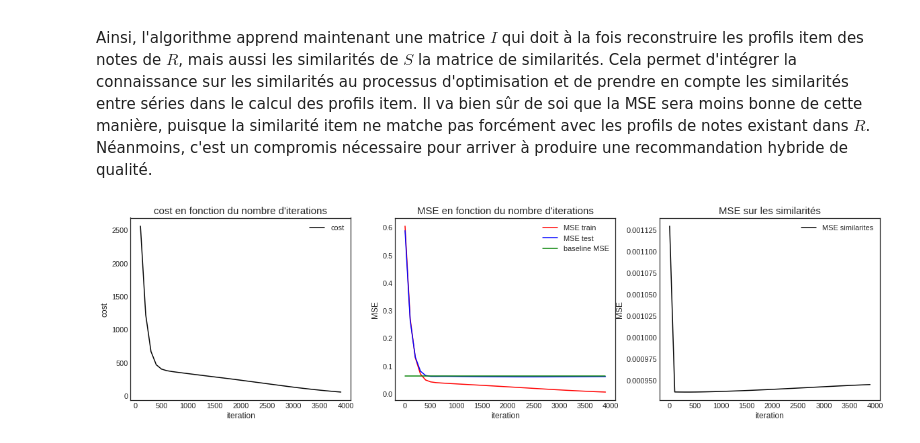
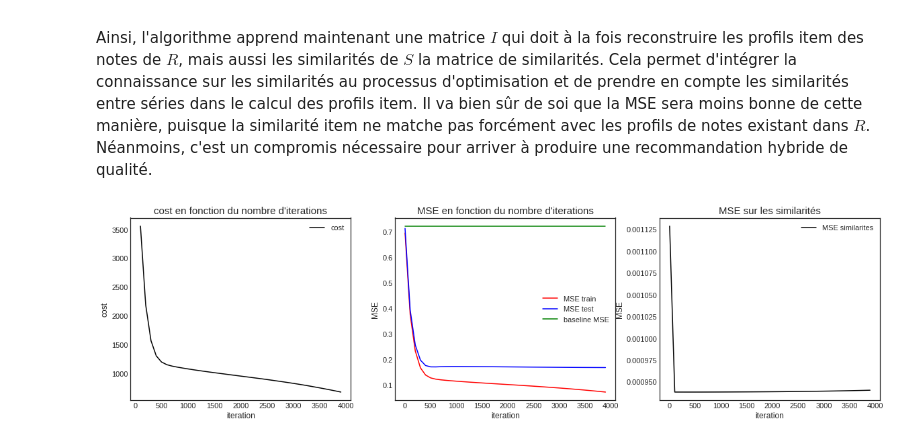
Before and after one commit to ismaelbonneau/movie_recommender, a Jupyter notebook: collaborative_filtering_1.ipynb, the cells around one changed output. Saved outputs shown, nothing was run; the diff lists cells and outputs as text; code cells hidden in the pictures.

```diff
--- a/collaborative_filtering_1.ipynb
+++ b/collaborative_filtering_1.ipynb
@@ -407,3 +428,3 @@ from recommenders.matrixFactorization import NMF #implémentation sous forme de
 # %%
-nmf = NMF(125)
-learnt_U, learnt_I, results = nmf.run(df, train, test, 1000, 0.0001, alpha=0.0001, verbose=False)
+nmf = NMF(50)
+learnt_U, learnt_I, results = nmf.run(df, train, test, 1000, 0.00001, alpha=0.001, verbose=False)
@@ -481,11 +492,11 @@ Et ici le cluster "gauche"
 
 Deux profils se distinguent de façon bien nette. Ils correspondent à deux catégories de séries notées de façon similaire par le même "genre" d'utilisateurs (au sens des préférences). Au centre du nuage de points se trouvent des séries moins fortement liées à une catégorie d'utilisateur, qu'on pourrait qualifier de "globalement aimées" (ou détestées pour certaines?) en tout cas de séries qui ne "collent" pas fortement à un profil particulier. C'est le cas par exemple de Shameless et de Law Order, deux séries qui d'ailleurs se retrouvent très souvent recommandées ci-dessous: Ce sont des séries très bien notées (8,7 étoiles en moyenne pour Shameless) qui sont notées par des profils d'utilisateurs très variés.
 # %%
-xptdr = np.clip(np.round(np.dot(learnt_U, learnt_I) * 10), a_min=0, a_max=10)
+xptdr = np.clip(np.dot(learnt_U, learnt_I), a_min=0, a_max=1)
 
-user = 200
+user = 9
 
-lol = [(i,a) for i, a in enumerate(df.iloc[user].values) if not np.isnan(a)]
+lol = [(i,a) for i, a in enumerate(df.iloc[user].values) if not np.isnan(a) if a > 0]
 lol.sort(key=lambda x: x[1])
 print("notes observées: (toutes)\n")
 for i, rating in lol[::-1]:
@@ -664,0 +620,20 @@ Xena Warrior Princess
+# %%
+#chargement "raw" et sale pour le moment
+from utils.load_data import getMostImportantSeries
+import gensim
+series, count = getMostImportantSeries(path)
+lol = [] #trick pour contrer une erreur de nommage de notre part
+for s in series:
+    s = s.replace("_s_", "s_")
+    s = s.replace("__", "_")
+    lol.append(s)
+series = lol
+
+#mapping série => id interne dans doc2vec
+series_toid = {series[i]: i for i in range(len(series))}
+id_toserie = {series_toid[i]: i for i in series_toid.keys()}
+
+#chargement du modèle
+doc2vec = gensim.models.doc2vec.Doc2Vec.load("doc2vec_model1")
+
+embeddings = np.array([doc2vec.docvecs[series_toid[s]] for s in serie_dict])
@@ -665,3 +644,5 @@ Xena Warrior Princess
+# %%
+sim = cosine_similarity(embeddings) #passage en matrice de similarités
 # %% [markdown]
 Notons la différence entre les deux recommandations... rien qu'en tenant compte de la similarité entre séries avec un simple produit matriciel.
 # %% [markdown]
@@ -688,7 +669,7 @@ k = 100
 shape = df.shape
 
 #constante: la matrice R à reconstituer entièrement
-R = tf.constant(df.values / 10) #divisée par 10 pour obtenir des notes entre 0 et 1
+R = tf.constant(df.values) #divisée par 10 pour obtenir des notes entre 0 et 1
 #constante: la matrice S de similarités (sans valeurs manquantes) à approximer par QxI
 S = tf.constant(sim, dtype=tf.float64)
 
@@ -705,7 +686,7 @@ Q = tf.Variable(np.abs(np.random.normal(scale=1./k, size=(shape[1], k)).astype(n
 R_pred = tf.matmul(U, I) #embeddings
 
 #beta: paramètre de regularization
-beta = tf.constant(0.1, dtype=tf.float64, name="beta")
+beta = tf.constant(1., dtype=tf.float64, name="beta")
 regularizer = beta * (tf.square(tf.reduce_sum(S - tf.matmul(Q, I))))
 
 #cout de l'algo NMF, norme matricielle de R - R_pred
@@ -754,36 +735,36 @@ for i in range(steps):
 
 learnt_U = sess.run(U)
 learnt_I = sess.run(I)
 msebaseline = sess.run(baselineMSE)
 sess.close()
 
 plt.figure(figsize=(20,5))
 plt.subplot(1,3, 1)
 plt.title("cost en fonction du nombre d'iterations", fontsize=15)
 plt.xlabel("iteration")
 plt.ylabel("cost")
 plt.plot([a for a,b in costs[1:]], [b for a,b in costs[1:]], color="black", label="cost")
 plt.legend()
 
 plt.subplot(1,3, 2)
 plt.title("MSE en fonction du nombre d'iterations", fontsize=15)
 plt.xlabel("iteration")
 plt.ylabel("MSE")
-plt.plot([a for a,b in mses_train], [b for a,b in mses_train], color="red", label="MSE train")
-plt.plot([a for a,b in mses_test], [b for a,b in mses_test], color="blue", label="MSE test")
+plt.plot([a for a,b in mses_train], [b for a,b in mses_train],color="red", label="MSE train")
+plt.plot([a for a,b in mses_test], [b for a,b in mses_test],color="blue", label="MSE test")
 plt.plot([a for a,b in mses_test], [msebaseline]*len(mses_train), color="green", label="baseline MSE")
 plt.legend()
 
 plt.subplot(1,3, 3)
 plt.title("MSE sur les similarités", fontsize=15)
 plt.xlabel("iteration")
 plt.ylabel("MSE")
 plt.plot([a for a,b in mses_sim], [b for a,b in mses_sim], color="black", label="MSE similarites")
 plt.legend()
 
 plt.show()
 # %% [output]
-[figure, old version]
+[figure, new version]
 # %%
 #sauvegarde des embeddings appris pour les visualiser dans tensorboard
 np.savetxt(f"imdb_vectors2.tsv", learnt_I.transpose(), delimiter="\t")
```
Also changed, not shown: parts of 29 cells of this notebook.
